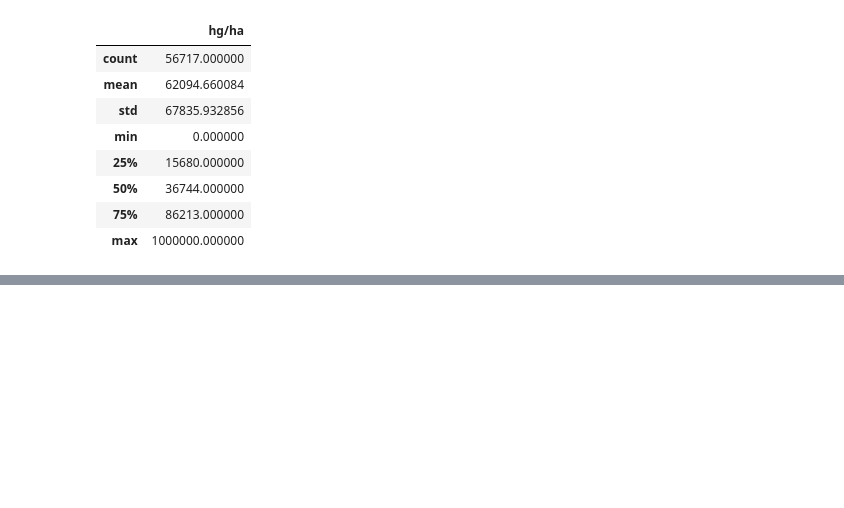
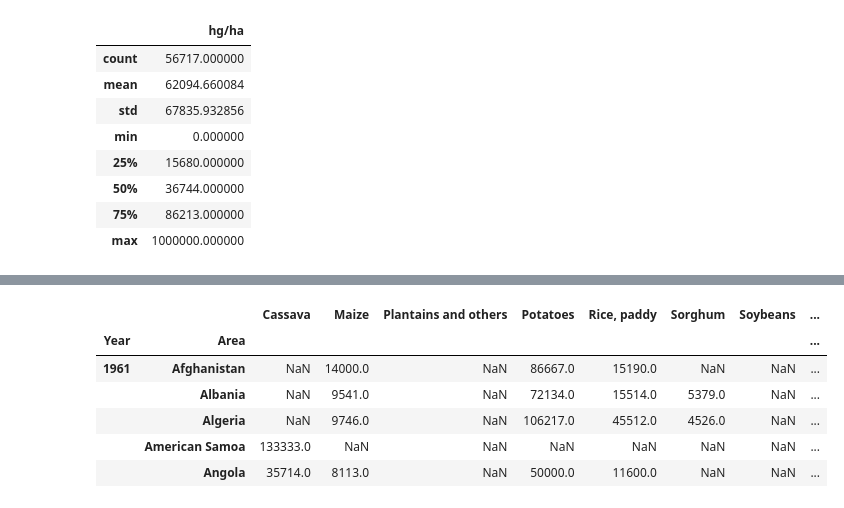
Before and after one commit to wrzdylan/crop_yield_prediction, a Jupyter notebook: data_analysis.ipynb, the cells around one changed output, grey strips where cells are left out. Cells and saved outputs as stored; diff of their text form; code cells hidden in the pictures; blank space fills up the shorter version.

```diff
--- a/data_analysis.ipynb
+++ b/data_analysis.ipynb
@@ -266,6 +256,3 @@ Data columns (total 3 columns):
  2   avg_temp  68764 non-null  float64
 dtypes: float64(1), int64(1), object(1)
 memory usage: 1.6+ MB
-# %%
-df_temp = df_temp.pivot_table(index='year', columns='country', values='avg_temp')
-df_temp.head()
@@ -331,0 +351,11 @@ df_yield.describe()
+# %%
+new_df_yield = pd.concat([pivotItem, groupedArea, df_temp], axis=1)
+new_df_yield.head()
+# %% [output]
+|  |  | Cassava | Maize | Plantains and others | Potatoes | Rice, paddy | Sorghum | Soybeans | ... |
+| Year | Area |  |  |  |  |  |  |  | ... |
+| 1961 | Afghanistan | NaN | 14000.0 | NaN | 86667.0 | 15190.0 | NaN | NaN | ... |
+|  | Albania | NaN | 9541.0 | NaN | 72134.0 | 15514.0 | 5379.0 | NaN | ... |
+|  | Algeria | NaN | 9746.0 | NaN | 106217.0 | 45512.0 | 4526.0 | NaN | ... |
+|  | American Samoa | 133333.0 | NaN | NaN | NaN | NaN | NaN | NaN | ... |
+|  | Angola | 35714.0 | 8113.0 | NaN | 50000.0 | 11600.0 | NaN | NaN | ... |
```
Also changed, not shown: parts of 9 cells of this notebook.
